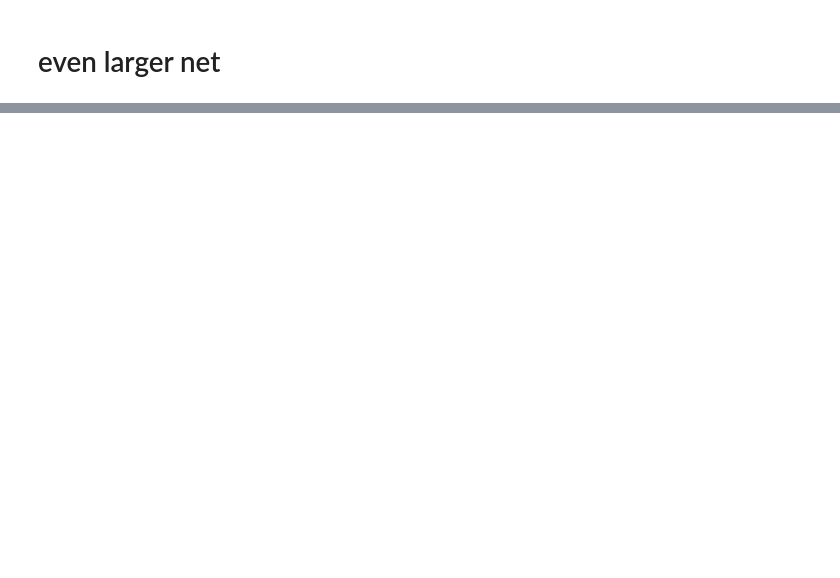
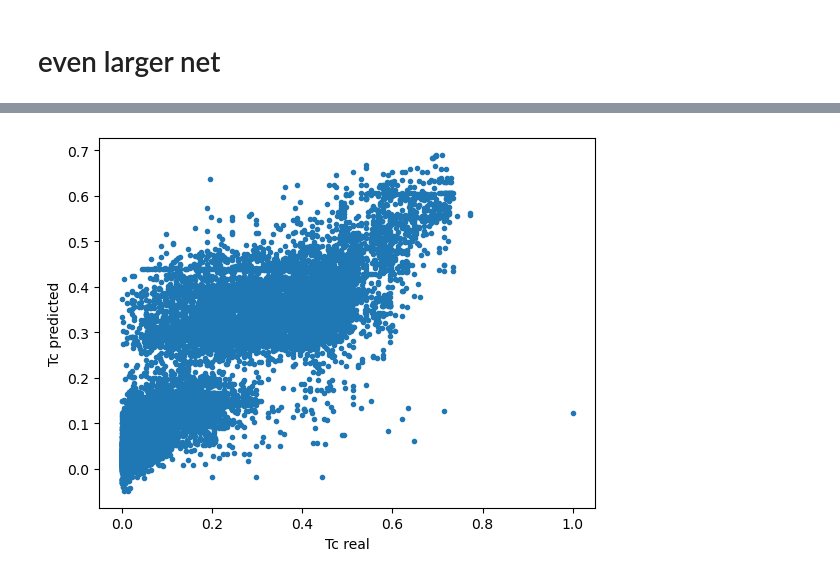
Before and after one commit to ax214/pml_supercond, a Jupyter notebook: notebooks/05_regression_some_params_larger.ipynb, the cells around one changed output, grey strips where cells are left out. Drawn from its saved outputs; the diff is of its cells as text; code cells hidden in the pictures; blank space fills up the shorter version.

```diff
--- a/notebooks/05_regression_some_params_larger.ipynb
+++ b/notebooks/05_regression_some_params_larger.ipynb
@@ -9,6 +9,15 @@ import torch.nn as nn
 import torch.optim as optim
 import tqdm
 from sklearn.model_selection import train_test_split
+# %%
+def show_predictions(model, X, y):
+
+    y_predict = model(torch.tensor(X, dtype=torch.float32))
+    y_predict = y_predict.detach().numpy()
+    plt.plot(y, y_predict, '.')
+    plt.xlabel('Tc real')
+    plt.ylabel('Tc predicted')
+    plt.show()
 # %%
 def dataframe_to_sklearn_dataset(df):
     """
@@ -414,0 +412,4 @@ RMSE: 0.0855  scaled: 15.82
+# %%
+show_predictions(model, X_norm, y_norm)
+# %% [output]
+[figure, added]
```
Also changed, not shown: parts of 2 cells of this notebook, 9 other files.
